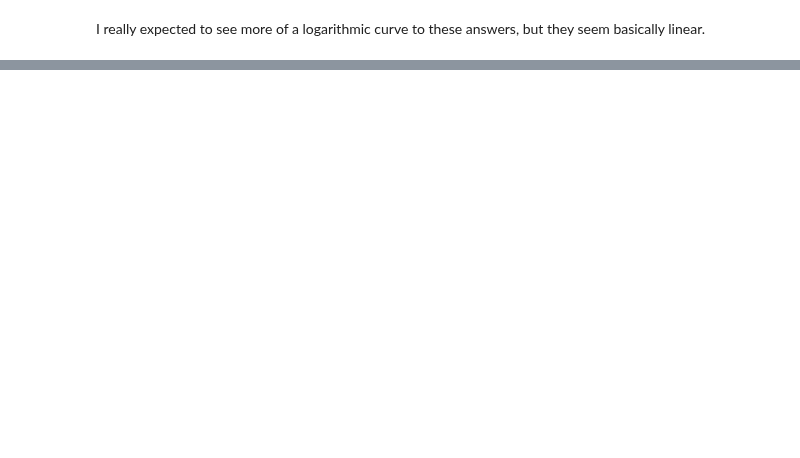
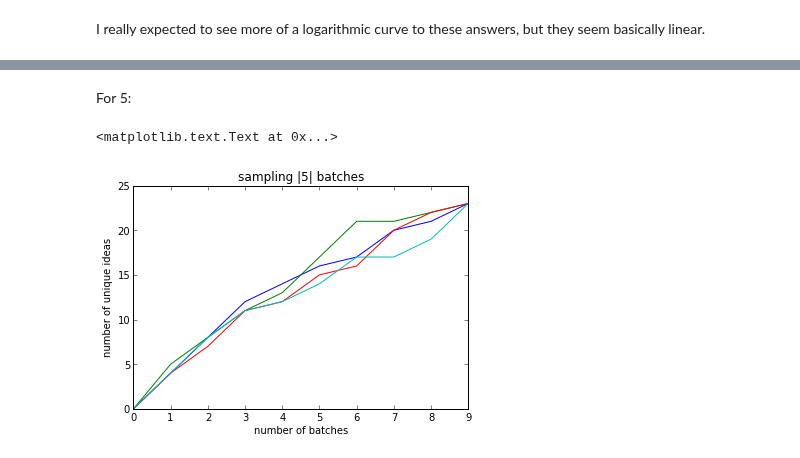
Before and after one commit to filkry/crowbrain, a Jupyter notebook: exps/000_pilot1_analysis.ipynb, the cells around one changed output, grey strips where cells are left out. Saved outputs shown, nothing was run; the diff lists cells and outputs as text; code cells hidden in the pictures; blank space fills up the shorter version.

```diff
--- a/exps/000_pilot1_analysis.ipynb
+++ b/exps/000_pilot1_analysis.ipynb
@@ -128,5 +162,10 @@ For just 20:
 twts = [ans for worker in conditions[20]
             for ans in conditions[20][worker]]
 
-plot(num_answers_after_samples(twts))
+# take repeat samples
+for i in range(0, 4):
+    plot(num_answers_after_samples(twts))
+xlabel('number of samples')
+ylabel('number of unique ideas')
+title('sampling ideas in twenty conditions')
 # %% [output]
@@ -136,0 +180,25 @@ I really expected to see more of a logarithmic curve to these answers, but they
+# %%
+def num_answers_after_batch_samples(batches):
+    sample_batches = random.sample(batches, len(batches))
+
+    answers_received = set()
+    num_answers = [0,]
+    for s in sample_batches:
+        for idea in batches[s]:
+            answers_received.add(idea)
+        num_answers.append(len(answers_received))
+
+    return num_answers
+# %% [markdown]
+For 5:
+# %%
+# take repeat samples
+for i in range(0, 4):
+    plot(num_answers_after_batch_samples(conditions[5]))
+
+xlabel('number of batches')
+ylabel('number of unique ideas')
+title('sampling |5| batches')
+# %% [output]
+<matplotlib.text.Text at 0x...>
+[figure, added]
```
Also changed, not shown: parts of 13 cells of this notebook, 1 other file.
